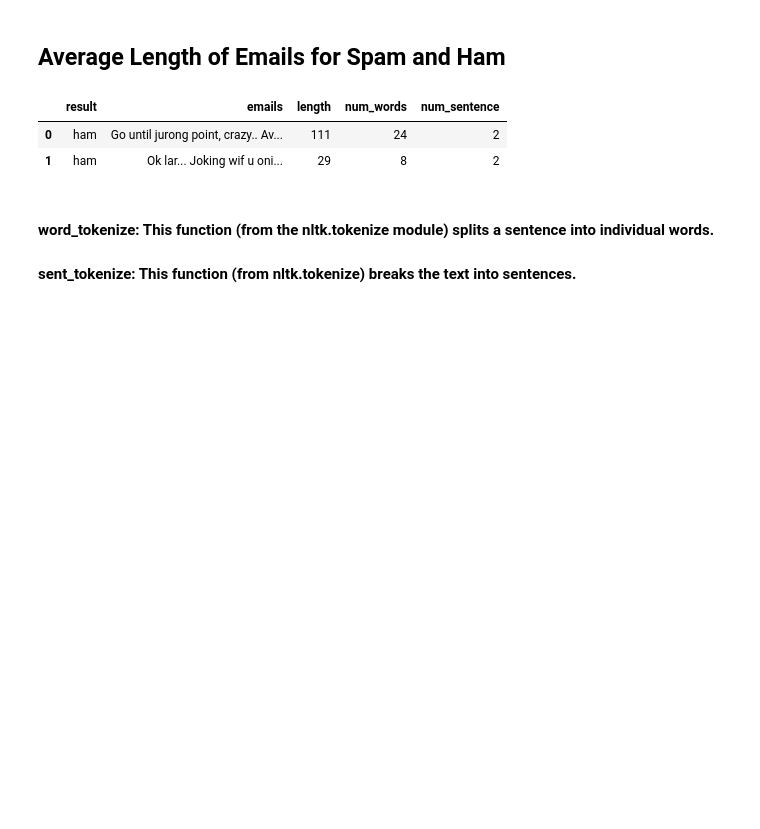
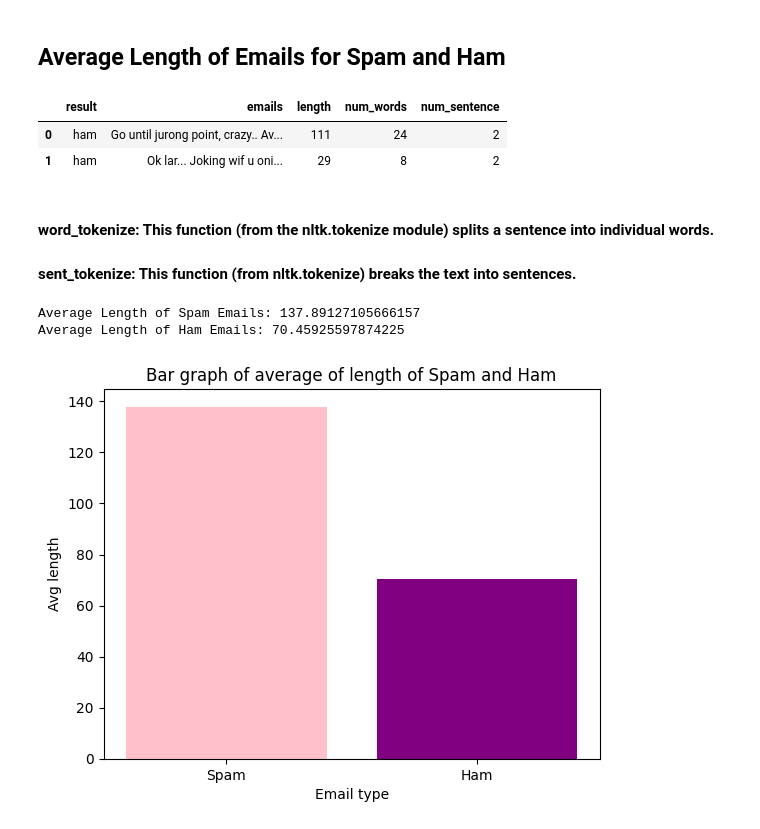
Before and after one commit to seli33/spam-detection, a Jupyter notebook: spam.ipynb, the cells around one changed output. Drawn from its saved outputs; the diff is of its cells as text; code cells hidden in the pictures; blank space fills up the shorter version.

```diff
--- a/spam.ipynb
+++ b/spam.ipynb
@@ -146,3 +146,19 @@ data.head(2)
 # %% [markdown]
 #### word_tokenize: This function (from the nltk.tokenize module) splits a sentence into individual words.
 #### sent_tokenize: This function (from nltk.tokenize) breaks the text into sentences.
+# %%
+avg_length_spam=data[data['result']=='spam']['length'].mean()
+avg_length_ham=data[data['result']=='ham']['length'].mean()
+print("Average Length of Spam Emails:", avg_length_spam)
+print("Average Length of Ham Emails:", avg_length_ham)
+# %% [output]
+Average Length of Spam Emails: 137.89127105666157
+Average Length of Ham Emails: 70.45925597874225
+# %%
+plt.bar(['Spam','Ham'],[avg_length_spam,avg_length_ham],color=['pink','purple'])
+plt.title('Bar graph of average of length of Spam and Ham')
+plt.xlabel('Email type')
+plt.ylabel('Avg length')
+plt.show()
+# %% [output]
+[figure, added]
```
